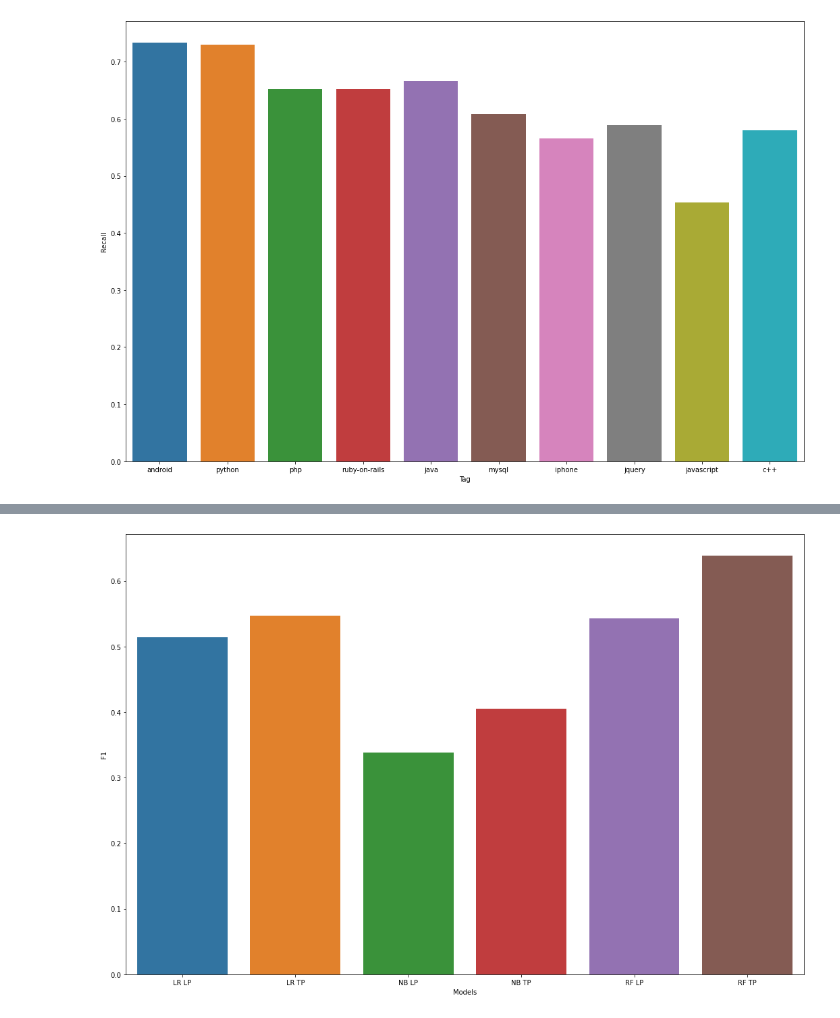
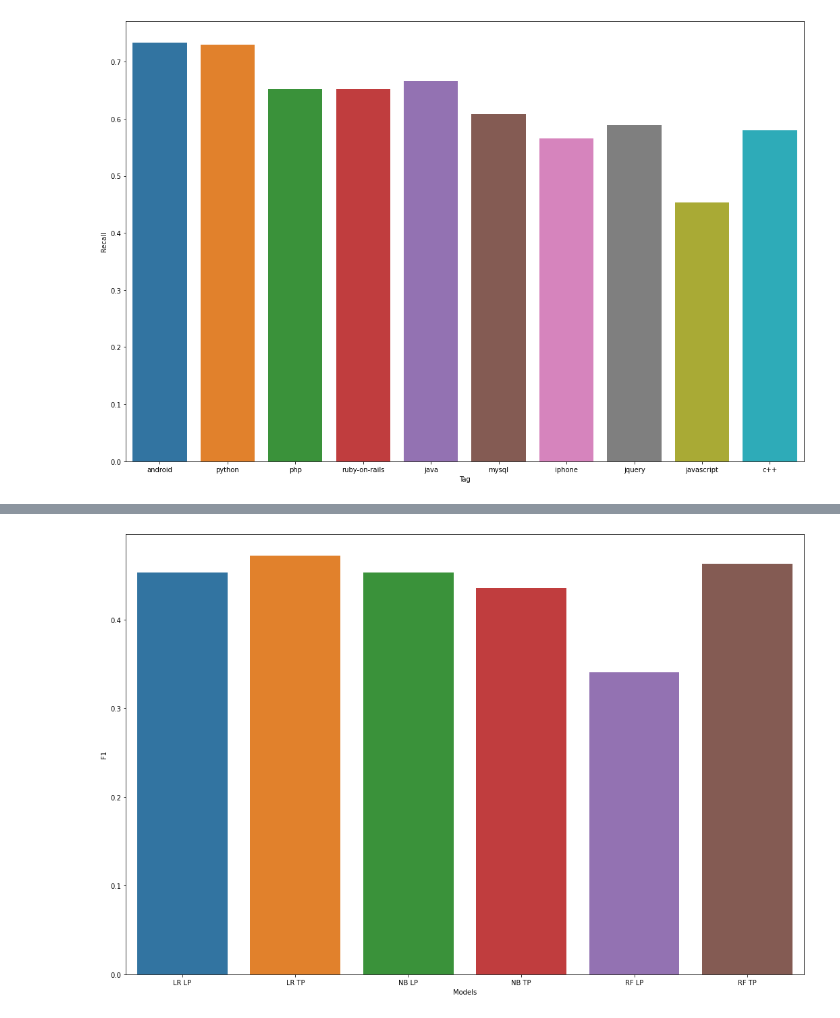
Before and after one commit to mklasby/ENSF_612_Project, a Jupyter notebook: Results/Tag_1/Machine Learning Training and Predictions_V4_Existing-only.ipynb, the cells around one changed output, grey strips where cells are left out. Cells and saved outputs as stored; diff of their text form; code cells hidden in the pictures.

```diff
--- a/Results/Tag_1/Machine Learning Training and Predictions_V4_Existing-only.ipynb
+++ b/Results/Tag_1/Machine Learning Training and Predictions_V4_Existing-only.ipynb
@@ -907,18 +1020,18 @@ fig.show()
 # %%
 # F1 Weighted Results
 # TODO: Update f1 scores below
 
-lr_lazy = 0.5139072847682119
-lr_trad = 0.547588005215124
-nb_lazy = 0.3384321223709369
-nb_trad = 0.4054794520547945
-rf_lazy= 0.5429864253393666
-rf_trad = 0.6392572944297082
+lr_lazy = 0.4533358602044467
+lr_trad = 0.472628779922535
+nb_lazy = 0.4533358602044467
+nb_trad = 0.43595648291217465
+rf_lazy= 0.34100228797218113
+rf_trad = 0.46347084656339144
 this_dict = {'Models': ["LR LP","LR TP", "NB LP", "NB TP", "RF LP", "RF TP"], "F1": [lr_lazy, lr_trad, nb_lazy, nb_trad, rf_lazy,rf_trad]}
 
 seaborn_df = pd.DataFrame.from_dict(this_dict)
 fig, ax = plt.subplots(nrows=1, ncols=1, figsize=[18,12])
 sns.barplot(x="Models", y="F1", data=seaborn_df, ax =ax)
 fig.show()
 # %% [output]
-[figure, old version]
+[figure, new version]
```
Also changed, not shown: parts of 25 cells of this notebook, 5 other files.
